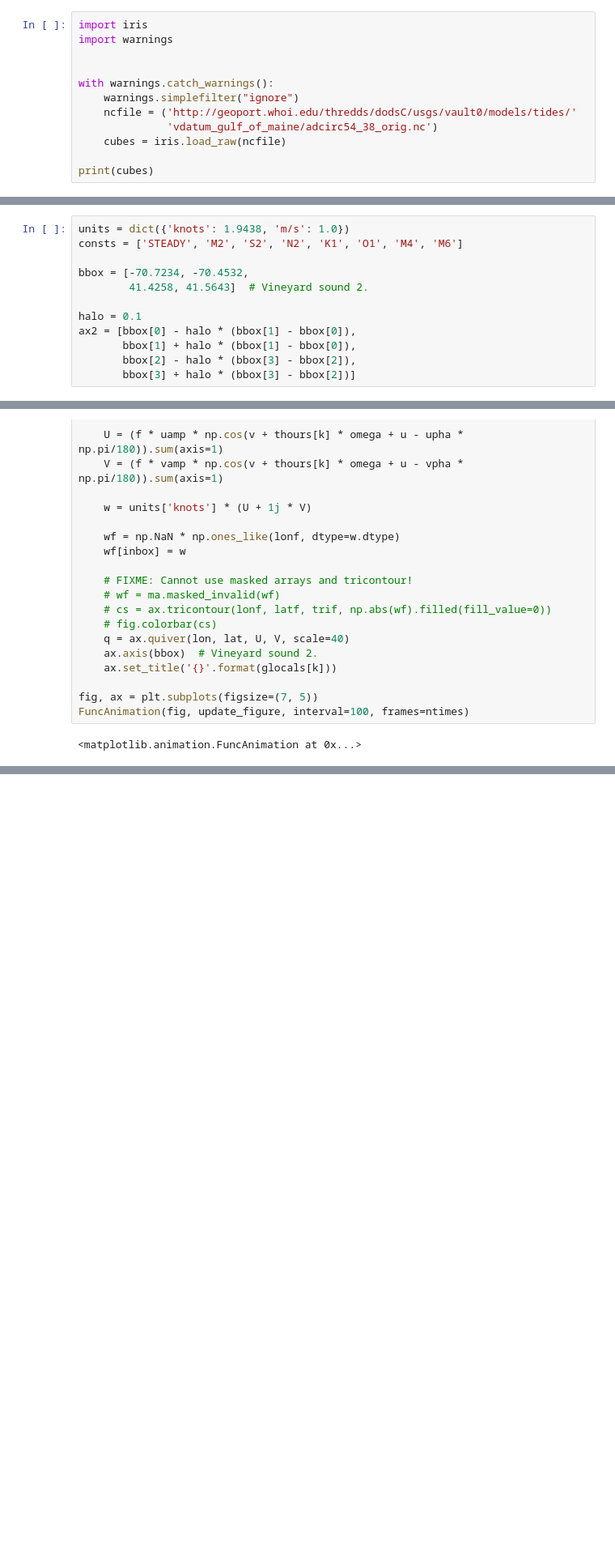
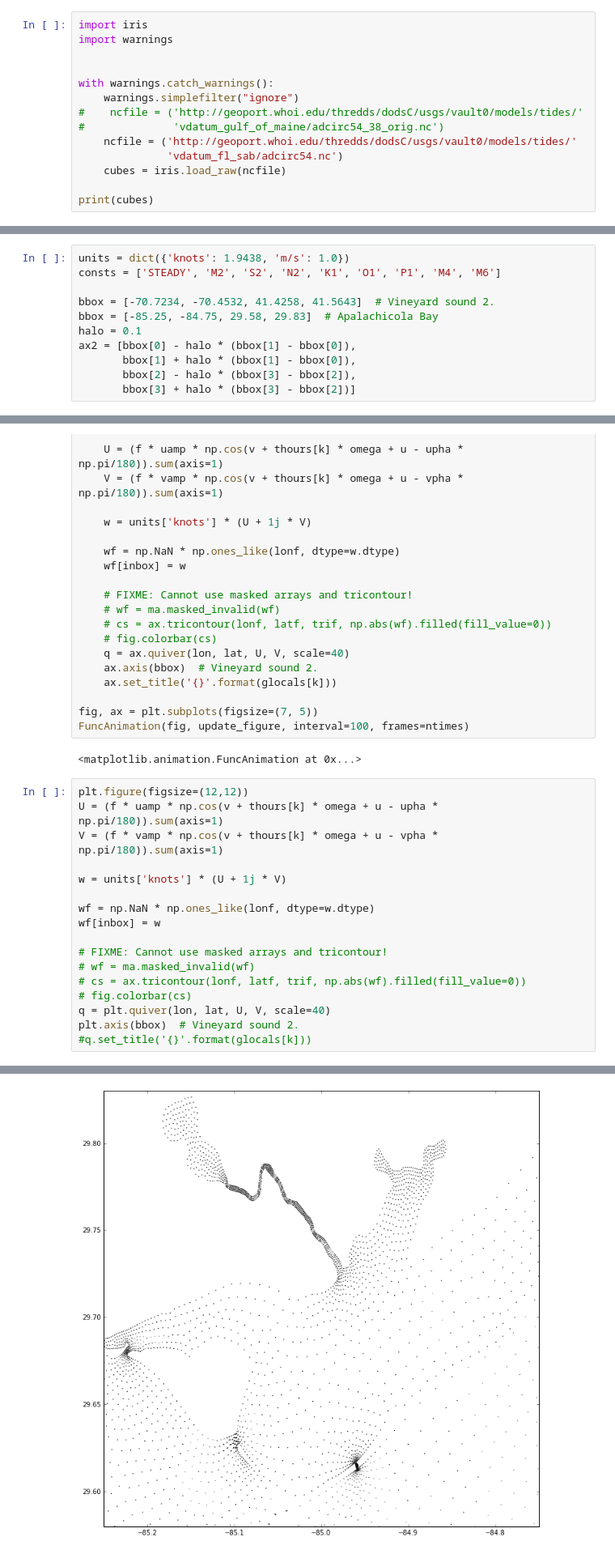
Before and after one commit to rsignell-usgs/tri_tide_movie, a Jupyter notebook: python/tri_tide_movie.ipynb, the cells around one changed output, grey strips where cells are left out. Shown at 81% size. Saved outputs shown, nothing was run; the diff lists cells and outputs as text; blank space fills up the shorter version.

```diff
--- a/python/tri_tide_movie.ipynb
+++ b/python/tri_tide_movie.ipynb
@@ -5,8 +5,10 @@ import warnings
 
 with warnings.catch_warnings():
     warnings.simplefilter("ignore")
+#    ncfile = ('http://geoport.whoi.edu/thredds/dodsC/usgs/vault0/models/tides/'
+#              'vdatum_gulf_of_maine/adcirc54_38_orig.nc')
     ncfile = ('http://geoport.whoi.edu/thredds/dodsC/usgs/vault0/models/tides/'
-              'vdatum_gulf_of_maine/adcirc54_38_orig.nc')
+              'vdatum_fl_sab/adcirc54.nc')
     cubes = iris.load_raw(ncfile)
 
 print(cubes)
@@ -24,10 +26,9 @@ print(cubes)
 # %%
 units = dict({'knots': 1.9438, 'm/s': 1.0})
-consts = ['STEADY', 'M2', 'S2', 'N2', 'K1', 'O1', 'M4', 'M6']
+consts = ['STEADY', 'M2', 'S2', 'N2', 'K1', 'O1', 'P1', 'M4', 'M6']
 
-bbox = [-70.7234, -70.4532,
-        41.4258, 41.5643]  # Vineyard sound 2.
-
+bbox = [-70.7234, -70.4532, 41.4258, 41.5643]  # Vineyard sound 2.
+bbox = [-85.25, -84.75, 29.58, 29.83]  # Apalachicola Bay
 halo = 0.1
 ax2 = [bbox[0] - halo * (bbox[1] - bbox[0]),
        bbox[1] + halo * (bbox[1] - bbox[0]),
@@ -188,3 +199,21 @@ fig, ax = plt.subplots(figsize=(7, 5))
 FuncAnimation(fig, update_figure, interval=100, frames=ntimes)
 # %% [output]
 <matplotlib.animation.FuncAnimation at 0x...>
+# %%
+plt.figure(figsize=(12,12))
+U = (f * uamp * np.cos(v + thours[k] * omega + u - upha * np.pi/180)).sum(axis=1)
+V = (f * vamp * np.cos(v + thours[k] * omega + u - vpha * np.pi/180)).sum(axis=1)
+
+w = units['knots'] * (U + 1j * V)
+
+wf = np.NaN * np.ones_like(lonf, dtype=w.dtype)
+wf[inbox] = w
+
+# FIXME: Cannot use masked arrays and tricontour!
+# wf = ma.masked_invalid(wf)
+# cs = ax.tricontour(lonf, latf, trif, np.abs(wf).filled(fill_value=0))
+# fig.colorbar(cs)
+q = plt.quiver(lon, lat, U, V, scale=40)
+plt.axis(bbox)  # Vineyard sound 2.
+#q.set_title('{}'.format(glocals[k]))
+# %% [output]
@@ -190,0 +221 @@ FuncAnimation(fig, update_figure, interval=100, frames=ntimes)
+[figure, added]
```
Also changed, not shown: parts of 5 cells of this notebook, 1 other file.
